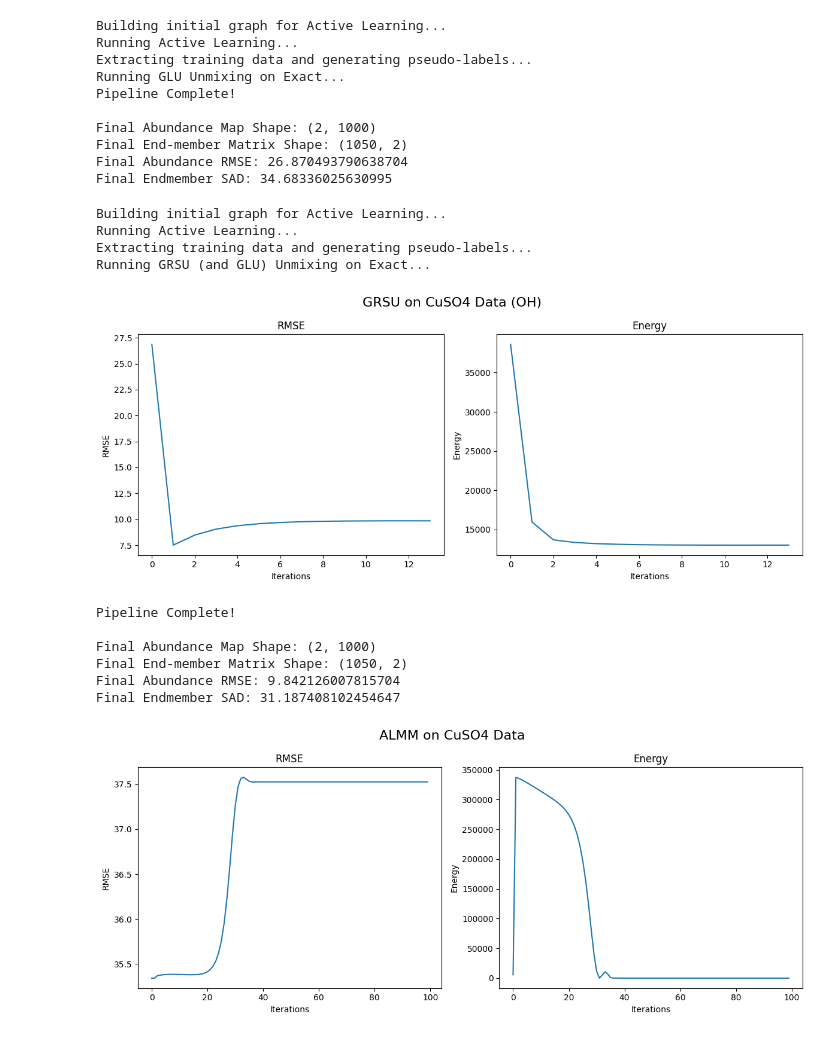
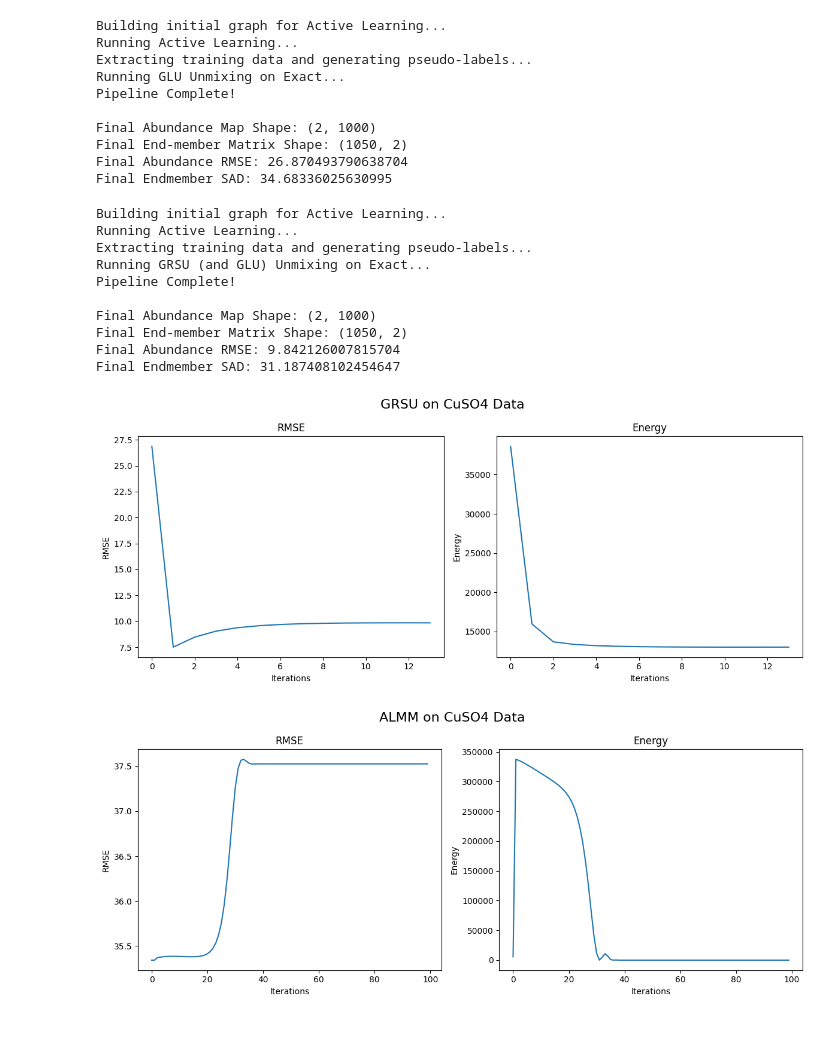
Before and after one commit to mtyler1059/Nearly-Blind-Hyperspectral-Unmixing, a Jupyter notebook: chem_experiments.ipynb, the cells around one changed output. Saved outputs shown, nothing was run; the diff lists cells and outputs as text; code cells hidden in the pictures.

```diff
--- a/chem_experiments.ipynb
+++ b/chem_experiments.ipynb
@@ -706,30 +770,39 @@ Final Endmember SAD: 34.68336025630995
 # %%
 # GRSU (Exact)
 # ==========
 # Best RMSE + SAD: 41.49938716411853
 # Best alpha: 10
 # Best lambda: 5000
 # Best gamma: 100.0
 # Best rho: 10.0
 # RMSE: 9.013989705650697
 #  SAD: 32.48539745846784
 
+# Actual Run
 A_GRSU_CuSO4, S_GRSU_CuSO4, A_GRSU_RMSE_CuSO4, S_GRSU_RMSE_CuSO4 = run_unmixing_pipeline_example(X = X_chem_CuSO4, A_gt = A_gt_chem_CuSO4, S_gt = S_gt_chem_CuSO4,
                                                                                          N = 1000, iters = iters, alpha = 10.0, lam = 5000.0, gamma = 100.0, rho = 10.0, m_0 = 2,
                                                                                          print_bool = True, OH_labels = False, GRSU_bool = True,
-                                                                                         A_error = False, RMSE_plot = True, Energy_plot = True, title_0 = "GRSU on CuSO4 Data (OH)", prep = None)
+                                                                                         A_error = False, RMSE_plot = False, Energy_plot = False, title_0 = "GRSU on CuSO4 Data",
+                                                                                         prep = None, array_plots = False)
+
+# Error and Energy arrays
+GRSU_CuSO4_RMSE, GRSU_CuSO4_energy, __, __ = run_unmixing_pipeline_example(X = X_chem_CuSO4, A_gt = A_gt_chem_CuSO4, S_gt = S_gt_chem_CuSO4,
+                                                                            N = 1000, iters = iters, alpha = 10.0, lam = 5000.0, gamma = 100.0, rho = 10.0, m_0 = 2,
+                                                                            print_bool = False, OH_labels = False, GRSU_bool = True,
+                                                                            A_error = False, RMSE_plot = True, Energy_plot = True, title_0 = "GRSU on CuSO4 Data",
+                                                                            prep = None, array_plots = True)
 # %% [output]
 Building initial graph for Active Learning...
 Running Active Learning...
 Extracting training data and generating pseudo-labels...
 Running GRSU (and GLU) Unmixing on Exact...
+Pipeline Complete!
+
+Final Abundance Map Shape: (2, 1000)
+Final End-member Matrix Shape: (1050, 2)
+Final Abundance RMSE: 9.842126007815704
+Final Endmember SAD: 31.187408102454647
-[figure, old version]
+[figure, new version]
-Pipeline Complete!
-
-Final Abundance Map Shape: (2, 1000)
-Final End-member Matrix Shape: (1050, 2)
-Final Abundance RMSE: 9.842126007815704
-Final Endmember SAD: 31.187408102454647
 # %%
 # ALMM
 # ==========
```
Also changed, not shown: parts of 23 cells of this notebook, 1 other file.
